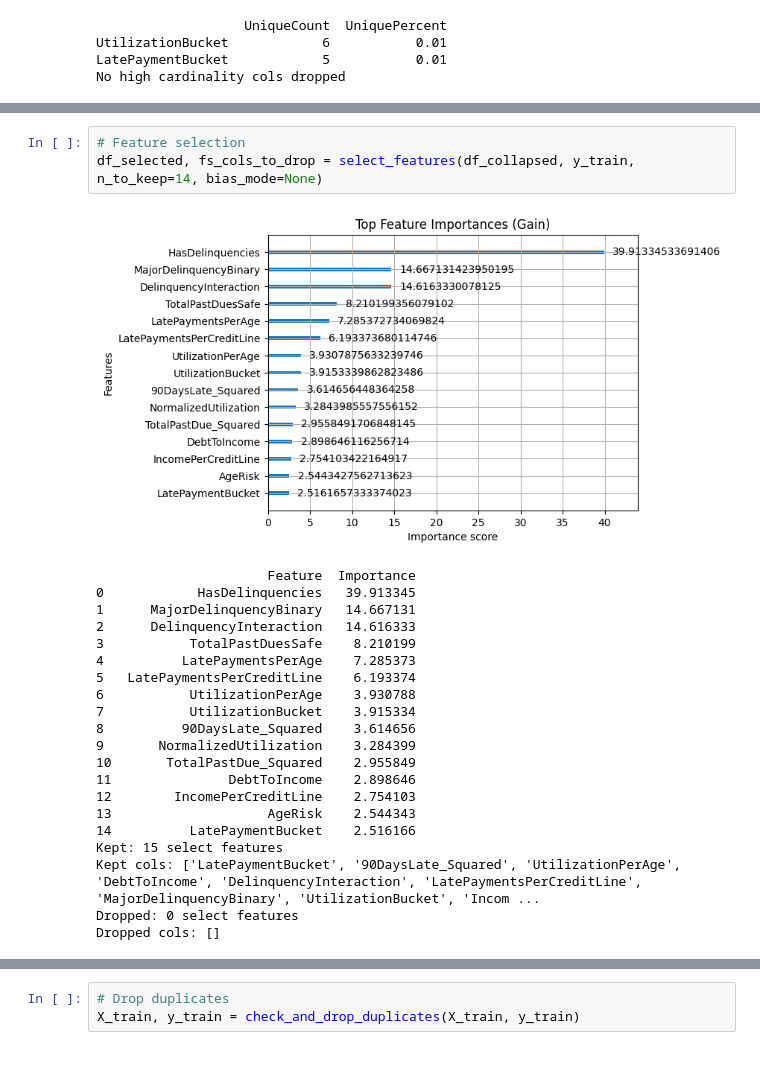
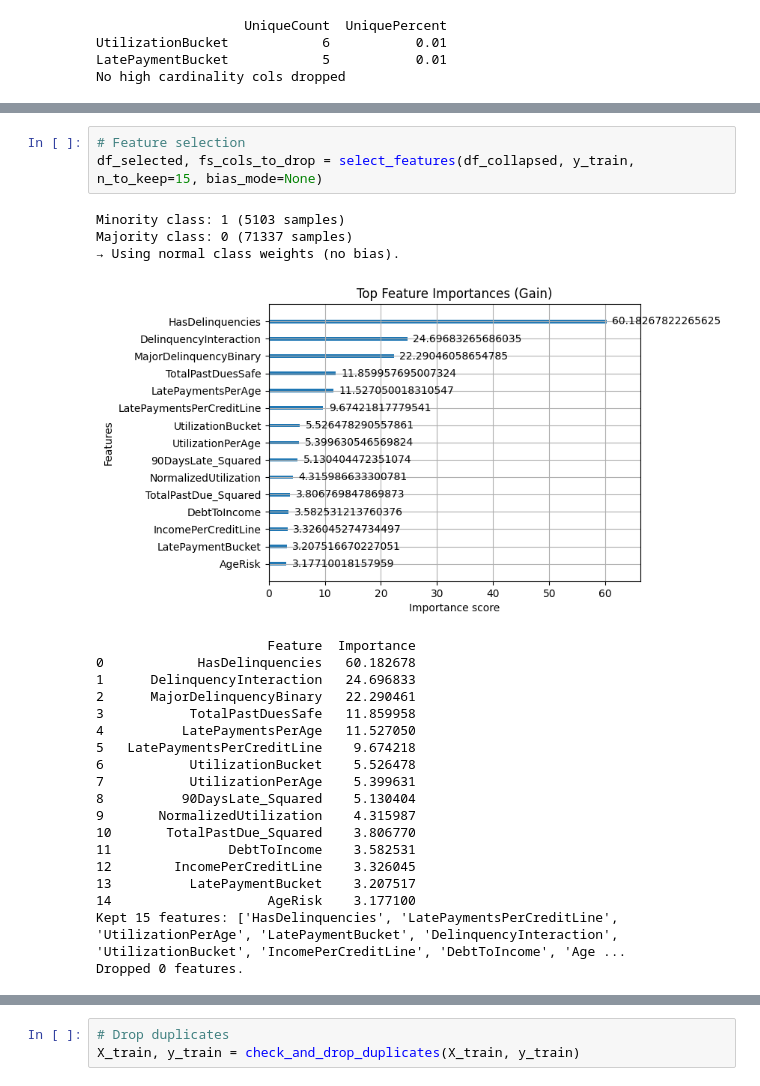
Before and after one commit to sunnysunny77/loan, a Jupyter notebook: cr.ipynb, the cells around one changed output, grey strips where cells are left out. Cells and saved outputs as stored; diff of their text form.

```diff
--- a/cr.ipynb
+++ b/cr.ipynb
@@ -633,28 +627,29 @@ Column 'UtilizationBucket': filled 3 missing values as 'Unknown'
 Column 'LatePaymentBucket': collapsed 2 rare categories -> ['FrequentLate', 'ChronicLate']
 # %%
 # Feature selection
-df_selected, fs_cols_to_drop = select_features(df_collapsed, y_train, n_to_keep=14, bias_mode=None)
+df_selected, fs_cols_to_drop = select_features(df_collapsed, y_train, n_to_keep=15, bias_mode=None)
 # %% [output]
+Minority class: 1 (5103 samples)
+Majority class: 0 (71337 samples)
+→ Using normal class weights (no bias).
-[figure, old version]
+[figure, new version]
-                      Feature  Importance
-0            HasDelinquencies   39.913345
-1      MajorDelinquencyBinary   14.667131
-2      DelinquencyInteraction   14.616333
-3           TotalPastDuesSafe    8.210199
-4          LatePaymentsPerAge    7.285373
-5   LatePaymentsPerCreditLine    6.193374
-6           UtilizationPerAge    3.930788
-7           UtilizationBucket    3.915334
-8          90DaysLate_Squared    3.614656
-9       NormalizedUtilization    3.284399
-10       TotalPastDue_Squared    2.955849
-11               DebtToIncome    2.898646
-12        IncomePerCreditLine    2.754103
-13                    AgeRisk    2.544343
-14          LatePaymentBucket    2.516166
-Kept: 15 select features
-Kept cols: ['LatePaymentBucket', '90DaysLate_Squared', 'UtilizationPerAge', 'DebtToIncome', 'DelinquencyInteraction', 'LatePaymentsPerCreditLine', 'MajorDelinquencyBinary', 'UtilizationBucket', 'Incom ...
-Dropped: 0 select features
-Dropped cols: []
+                      Feature  Importance
+0            HasDelinquencies   60.182678
+1      DelinquencyInteraction   24.696833
+2      MajorDelinquencyBinary   22.290461
+3           TotalPastDuesSafe   11.859958
+4          LatePaymentsPerAge   11.527050
+5   LatePaymentsPerCreditLine    9.674218
+6           UtilizationBucket    5.526478
+7           UtilizationPerAge    5.399631
+8          90DaysLate_Squared    5.130404
+9       NormalizedUtilization    4.315987
+10       TotalPastDue_Squared    3.806770
+11               DebtToIncome    3.582531
+12        IncomePerCreditLine    3.326045
+13          LatePaymentBucket    3.207517
+14                    AgeRisk    3.177100
+Kept 15 features: ['HasDelinquencies', 'LatePaymentsPerCreditLine', 'UtilizationPerAge', 'LatePaymentBucket', 'DelinquencyInteraction', 'UtilizationBucket', 'IncomePerCreditLine', 'DebtToIncome', 'Age ...
+Dropped 0 features.
 # %%
 # Impute and scale
```
Also changed, not shown: parts of 13 cells of this notebook, 14 other files.
